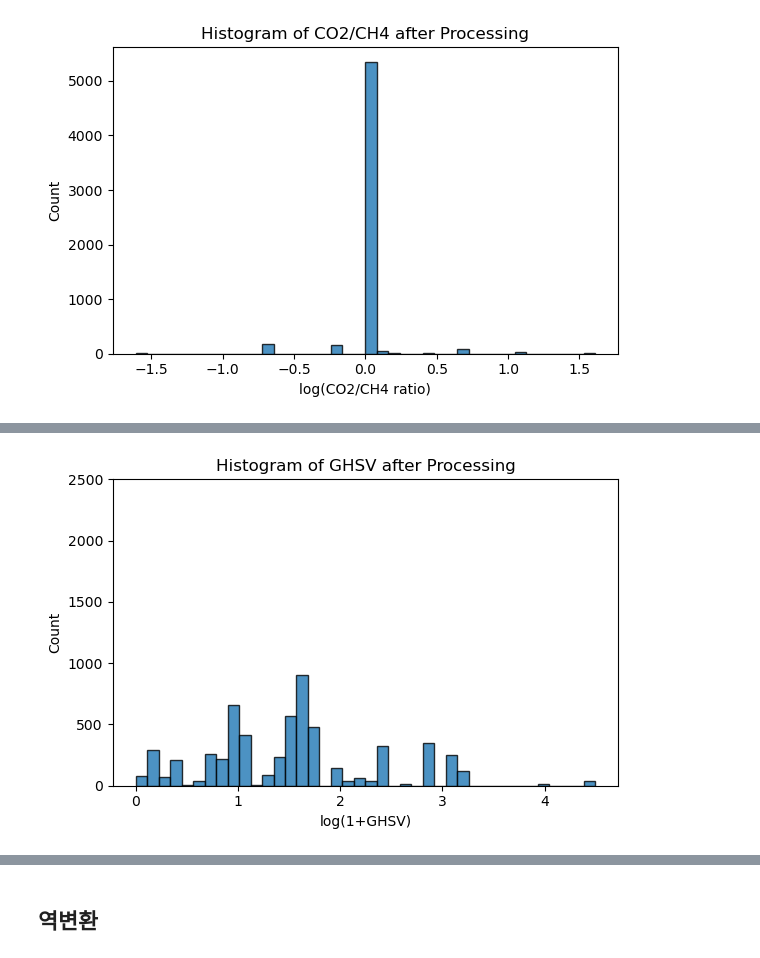
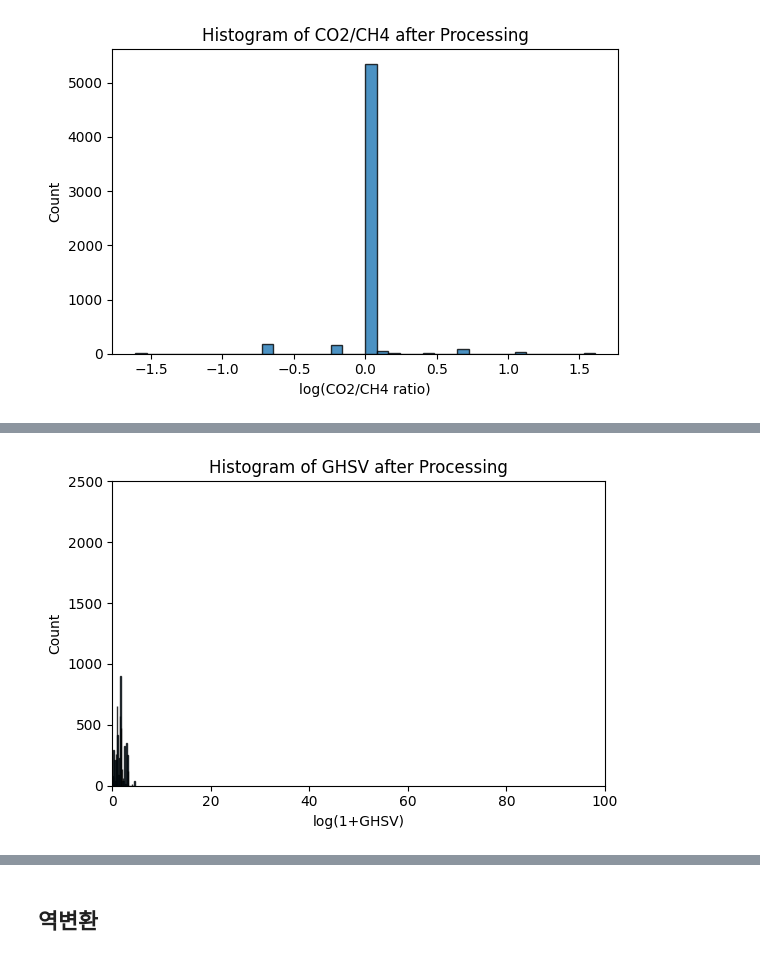
Before and after one commit to MINGYU-1/model_case1, a Jupyter notebook: data_preprocessing/data_react_expand_pretreat.ipynb, the cells around one changed output, grey strips where cells are left out. Cells and saved outputs as stored; diff of their text form; code cells hidden in the pictures.

```diff
--- a/data_preprocessing/data_react_expand_pretreat.ipynb
+++ b/data_preprocessing/data_react_expand_pretreat.ipynb
@@ -116,23 +117,24 @@ react_df['GHSV'] = np.log1p(react_df['GHSV'])
 # %%
 import matplotlib.pyplot as plt
 
 plt.figure(figsize=(6,4))
 plt.hist(
     react_df['GHSV'],
     bins=40,
     edgecolor='black',
     alpha=0.8
 )
 
 plt.xlabel('log(1+GHSV)')
 plt.ylabel('Count')
 plt.ylim(0,2500)
+plt.xlim(0,100)
 plt.title('Histogram of GHSV after Processing')
 
 plt.tight_layout()
 plt.show()
 # %% [output]
-[figure, old version]
+[figure, new version]
 # %%
 import matplotlib.pyplot as plt
 
```
Also changed, not shown: parts of 5 cells of this notebook, 26 other files.
